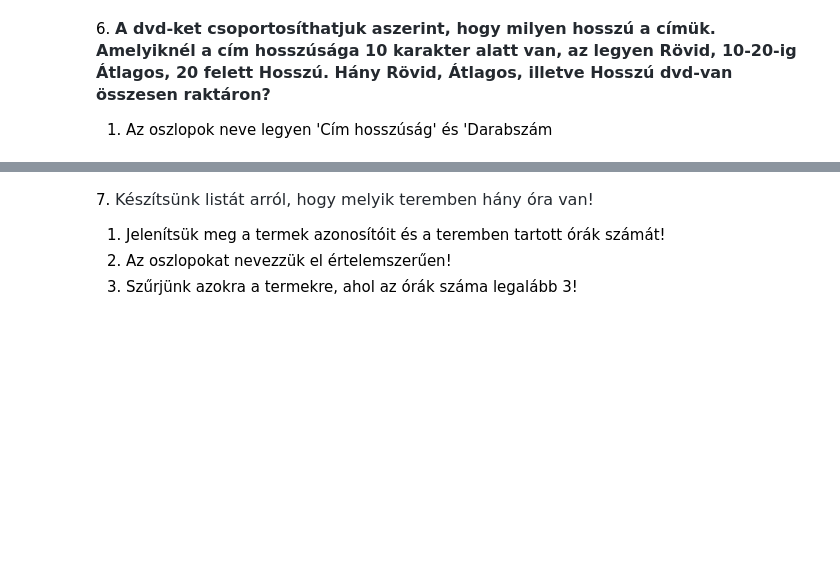
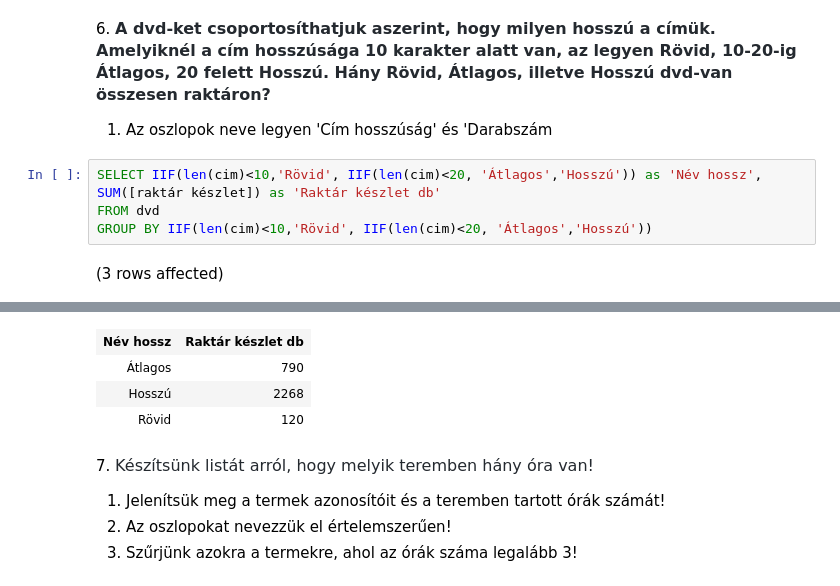
Before and after one commit to albertiadam/sql, a Jupyter notebook: gyakorlat02_feladatok .ipynb, the cells around one changed output, grey strips where cells are left out. Saved outputs shown, nothing was run; the diff lists cells and outputs as text; blank space fills up the shorter version.

```diff
--- a/gyakorlat02_feladatok .ipynb
+++ b/gyakorlat02_feladatok .ipynb
@@ -138,3 +138,9 @@ Total execution time: 00:00:00.013
 6. <span style="font-weight: 600; color: rgb(36, 41, 47); font-family: -apple-system, BlinkMacSystemFont, &quot;Segoe UI&quot;, Helvetica, Arial, sans-serif, &quot;Apple Color Emoji&quot;, &quot;Segoe UI Emoji&quot;; font-size: 16px;">A dvd-ket csoportosíthatjuk aszerint, hogy milyen hosszú a címük. Amelyiknél a cím hosszúsága 10 karakter alatt van, az legyen Rövid, 10-20-ig Átlagos, 20 felett Hosszú. Hány Rövid, Átlagos, illetve Hosszú dvd-van összesen raktáron?</span>
 
 1. Az oszlopok neve legyen 'Cím hosszúság' és 'Darabszám
+# %%
+SELECT IIF(len(cim)<10,'Rövid', IIF(len(cim)<20, 'Átlagos','Hosszú')) as 'Név hossz', SUM([raktár készlet]) as 'Raktár készlet db'
+FROM dvd
+GROUP BY IIF(len(cim)<10,'Rövid', IIF(len(cim)<20, 'Átlagos','Hosszú'))
+# %% [output]
+(3 rows affected)
@@ -141,3 +148,7 @@ Total execution time: 00:00:00.013
+| Név hossz | Raktár készlet db |
+| Átlagos | 790 |
+| Hosszú | 2268 |
+| Rövid | 120 |
 # %% [markdown]
 7. <span style="color: rgb(36, 41, 47); font-family: -apple-system, BlinkMacSystemFont, &quot;Segoe UI&quot;, Helvetica, Arial, sans-serif, &quot;Apple Color Emoji&quot;, &quot;Segoe UI Emoji&quot;; font-size: 16px;">Készítsünk listát arról, hogy melyik teremben hány óra van!</span>
 
```
Also changed, not shown: parts of 1 cell of this notebook.
